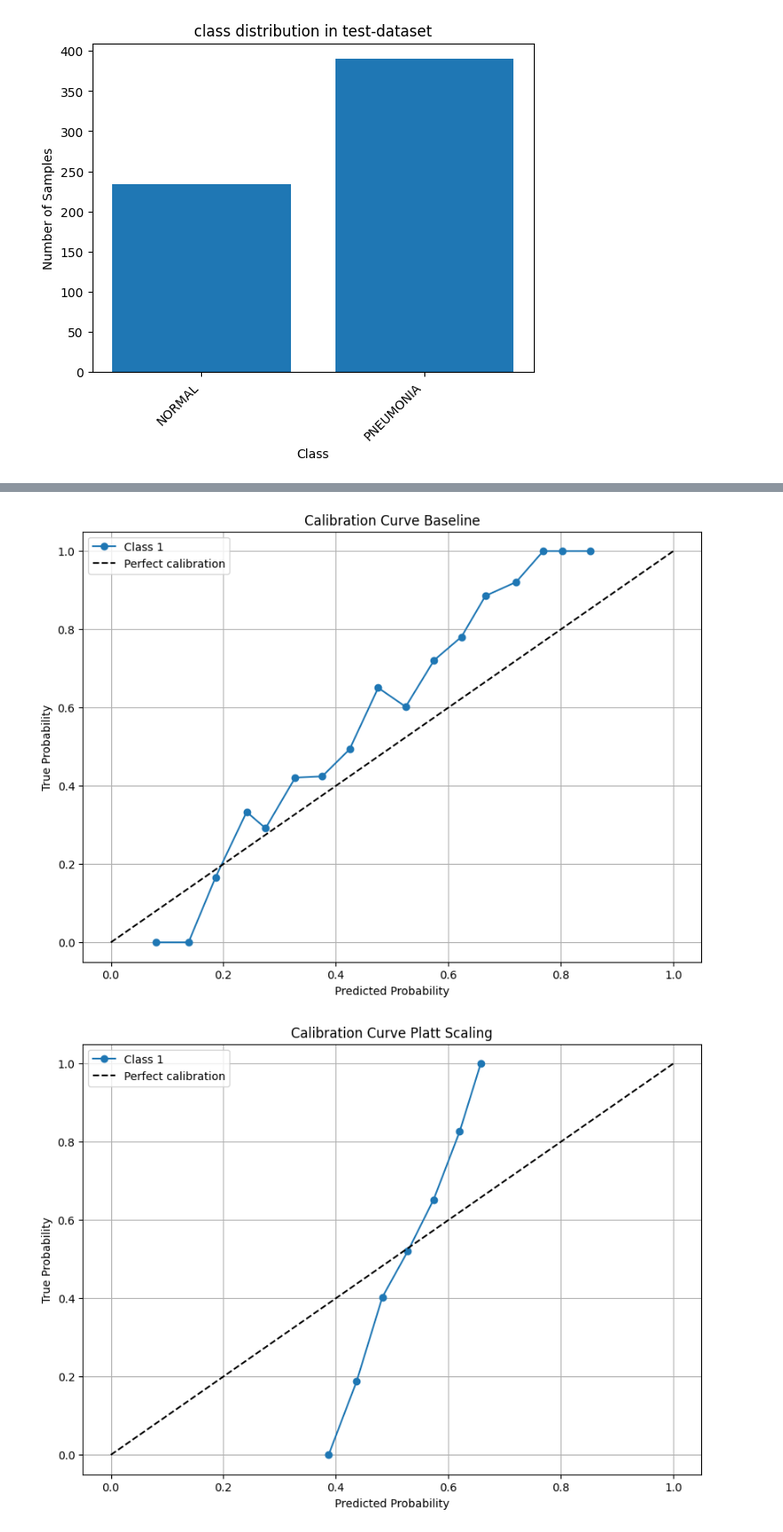
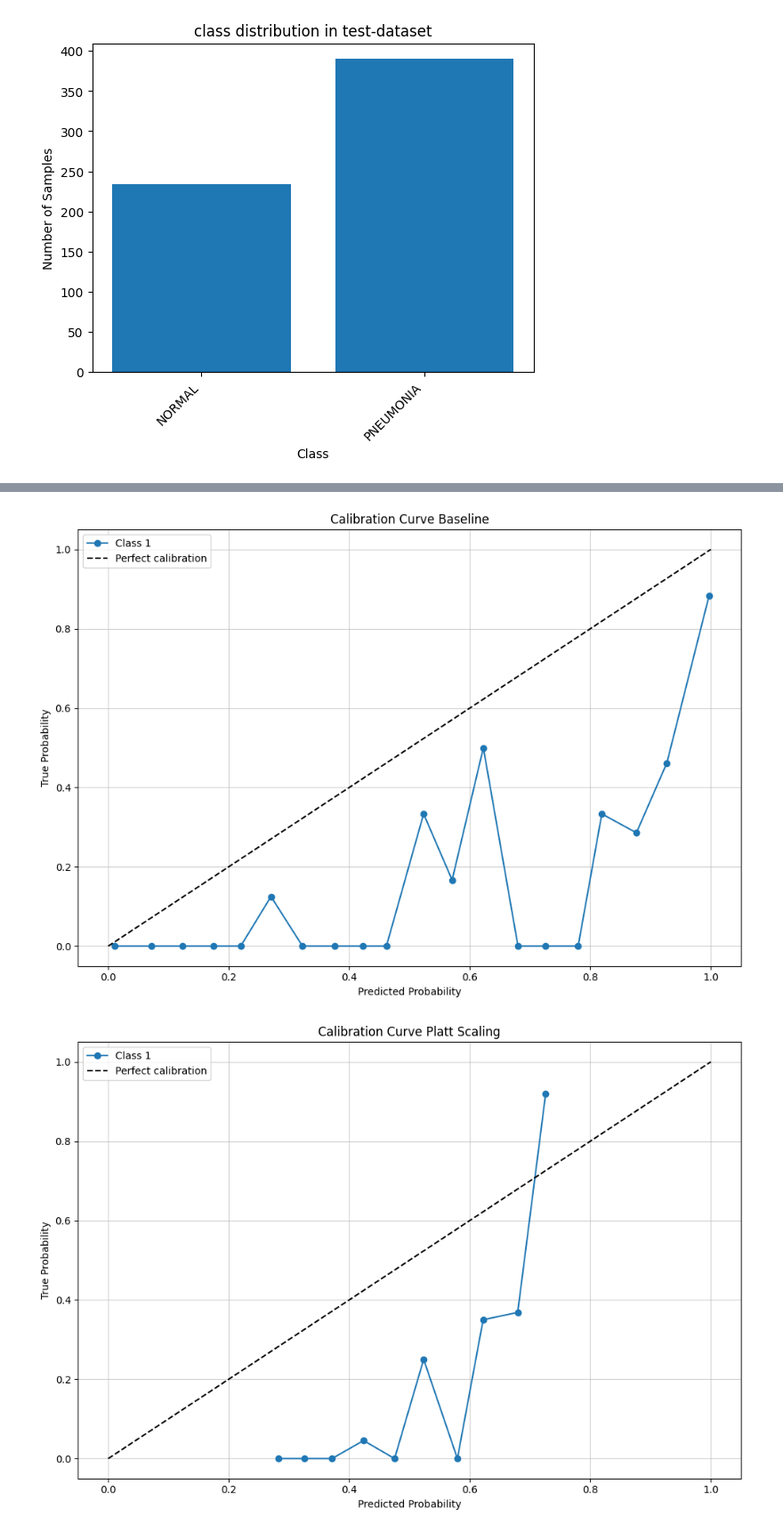
Before and after one commit to michaelihrler/ModelCalibrationDeepLearning, a Jupyter notebook: calibration_notebook.ipynb, the cells around one changed output, grey strips where cells are left out. Shown at 89% size. Drawn from its saved outputs; the diff is of its cells as text; code cells hidden in the pictures.

```diff
--- a/calibration_notebook.ipynb
+++ b/calibration_notebook.ipynb
@@ -7,12 +7,12 @@ from plot_utils import plot_multiclass_calibration_curve
 # %%
 train_val_split_ratio = 0.8
 batch_size = 32
-learning_rate = 1e-7
+learning_rate = 1e-4
 patience_early_stopping = 15
 patience_reduce_learning_rate = 4
-weight_decay = 1e-4
+weight_decay = 1e-4 #TODO
 momentum = 0.9
-epochs = 100
+epochs = 300
 train_dir = "chest_xray/train"
 test_dir = "chest_xray/test"
 
@@ -38,11 +69,12 @@ plot_loss(train_losses, val_losses)
+# %%
+true_labels, predicted_labels_baseline, confidence_baseline, _, logits_baseline = model.evaluate()
+model.optimize_platt_scaling()
+model.optimize_temperature()
+model.optimize_histogram_binning()
 # %%
-true_labels_baseline, predicted_labels_baseline, confidence_baseline, loss_baseline = model.evaluate()
+predicted_labels_platt_scaling, confidence_platt_scaling = model.evaluate_with_platt_scaling(logits_baseline)
 
-platt_scaling_model = model.optimize_platt_scaling()
-true_labels_platt_scaling, predicted_labels_platt_scaling, confidence_platt_scaling, loss_platt_scaling = model.evaluate(
-    calibration_model=platt_scaling_model)
+predicted_labels_temperature_scaling, confidence_temperature_scaling = model.evaluate_with_temperature_scaling(logits_baseline)
 
-temperature_model = model.optimize_temperature()
-true_labels_temperature_scaling, predicted_labels_temperature_scaling, confidence_temperature_scaling, loss_temperature_scaling = model.evaluate(
-    calibration_model=temperature_model)
+predicted_labels_histogram_binning, confidence_histogram_binning= model.evaluate_with_histogram_binning(confidence_baseline)
 # %%
@@ -109,12 +160,15 @@ plot_multiclass_roc_auc(y_true=true_labels_temperature_scaling,
 # %%
-plot_multiclass_calibration_curve(true_labels_baseline, confidence_baseline,
+plot_multiclass_calibration_curve(true_labels, confidence_baseline,
                                   title="Calibration Curve Baseline")
 
-plot_multiclass_calibration_curve(true_labels_platt_scaling, confidence_platt_scaling,
+plot_multiclass_calibration_curve(true_labels, confidence_platt_scaling,
                                   title="Calibration Curve Platt Scaling")
 
-plot_multiclass_calibration_curve(true_labels_temperature_scaling, confidence_temperature_scaling,
+plot_multiclass_calibration_curve(true_labels, confidence_temperature_scaling,
                                   title="Calibration Curve Temperature Scaling")
+
+plot_multiclass_calibration_curve(true_labels, confidence_histogram_binning,
+                                  title="Calibration Curve Histogram Binning")
 # %% [output]
-[figure, old version]
+[figure, new version]
-[figure, old version]
+[figure, new version]
```
Also changed, not shown: parts of 7 cells of this notebook, 3 other files.
